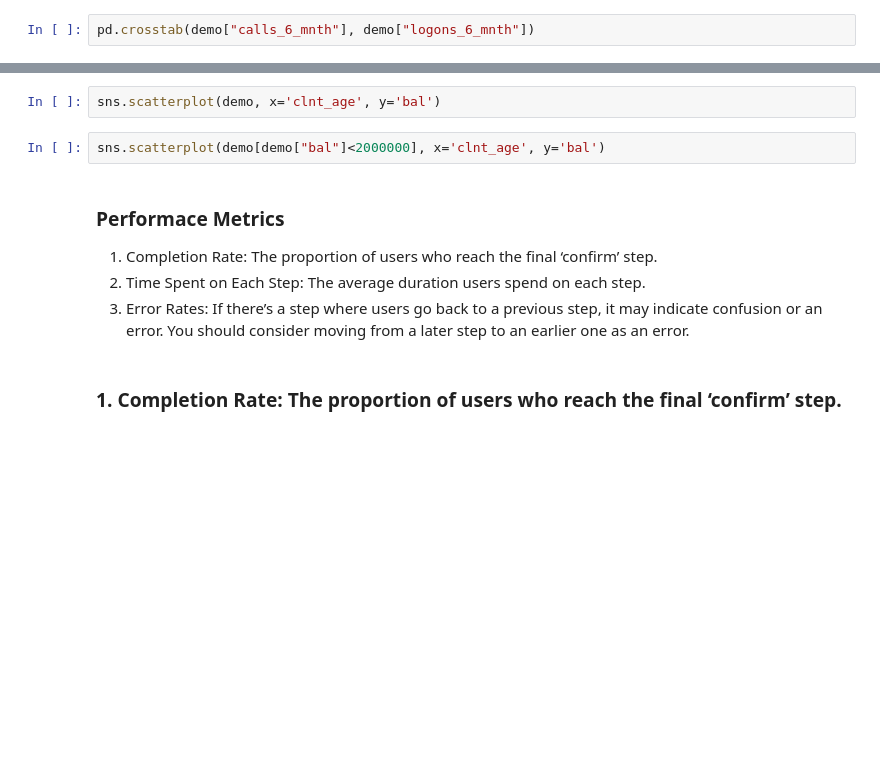
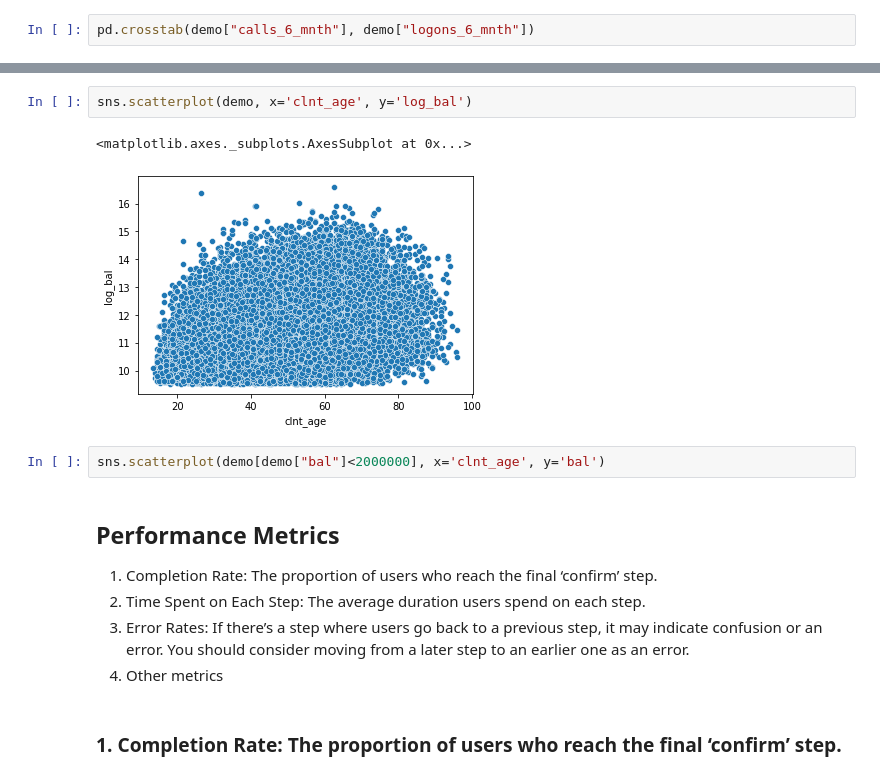
Before and after one commit to amatulghina/vanguard-ab-test, a Jupyter notebook: notebooks/analysis.ipynb, the cells around one changed output, grey strips where cells are left out. Drawn from its saved outputs; the diff is of its cells as text; blank space fills up the shorter version.

```diff
--- a/notebooks/analysis.ipynb
+++ b/notebooks/analysis.ipynb
@@ -41,13 +57,17 @@ pd.crosstab(demo["calls_6_mnth"], demo["logons_6_mnth"])
 # %%
-sns.scatterplot(demo, x='clnt_age', y='bal')
+sns.scatterplot(demo, x='clnt_age', y='log_bal')
+# %% [output]
+<matplotlib.axes._subplots.AxesSubplot at 0x...>
+[figure, added]
 # %%
 sns.scatterplot(demo[demo["bal"]<2000000], x='clnt_age', y='bal')
 # %% [markdown]
-### Performace Metrics
+## Performance Metrics
 
 1. Completion Rate: The proportion of users who reach the final ‘confirm’ step.
 2. Time Spent on Each Step: The average duration users spend on each step.
 3. Error Rates: If there’s a step where users go back to a previous step, it may indicate confusion or an error. You should consider moving from a later step to an earlier one as an error.
+4. Other metrics
 # %% [markdown]
 ### 1. Completion Rate: The proportion of users who reach the final ‘confirm’ step.
 # %% [markdown]
```
Also changed, not shown: parts of 39 cells of this notebook, 7 other files.
